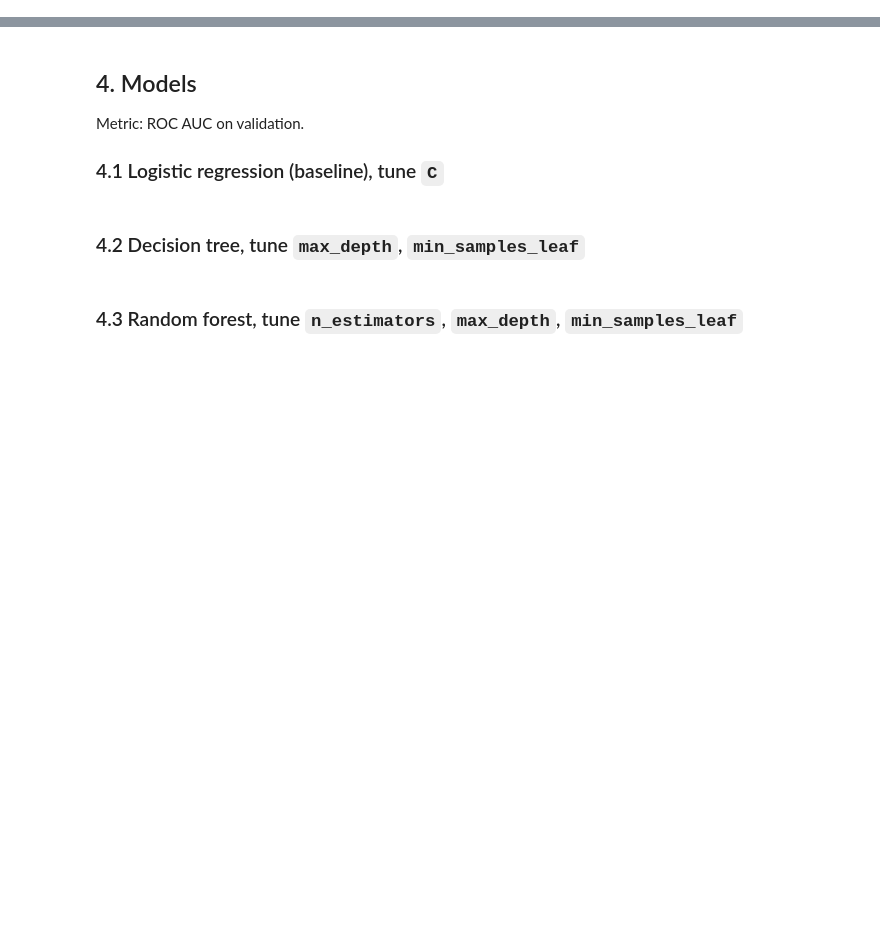
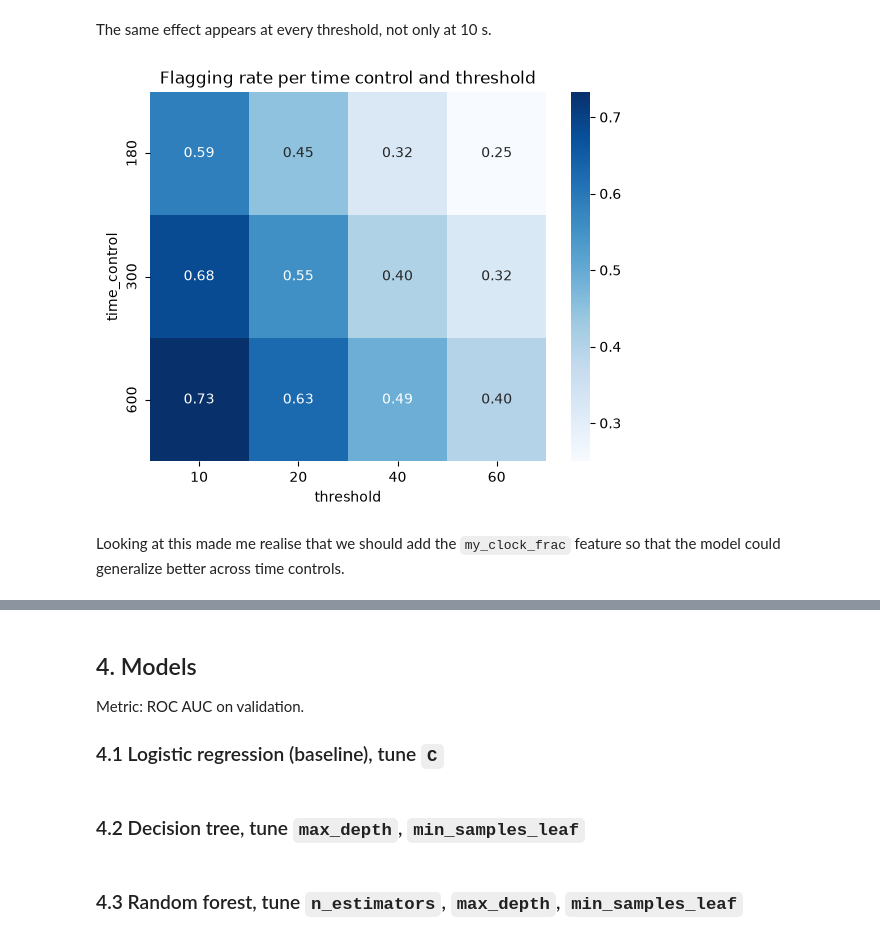
Before and after one commit to HighFlip/lichess-flag-prediction, a Jupyter notebook: notebook.ipynb, the cells around one changed output, grey strips where cells are left out. Drawn from its saved outputs; the diff is of its cells as text; code cells hidden in the pictures; blank space fills up the shorter version.

```diff
--- a/notebook.ipynb
+++ b/notebook.ipynb
@@ -56,0 +110,3 @@ dtype: object
+# %%
+top_families = df["opening_family"].value_counts().head(N_FAMILIES).index
+df["opening_family"] = df["opening_family"].where(df["opening_family"].isin(top_families), "Other")
@@ -56,0 +147,11 @@ dtype: object
+# %%
+from sklearn.model_selection import train_test_split
+
+games = df["game_id"].unique()
+games_full_train, games_test = train_test_split(games, test_size=0.2, random_state=1)
+games_train, games_val = train_test_split(games_full_train, test_size=0.25, random_state=1)
+
+df_full_train = df[df["game_id"].isin(games_full_train)].reset_index(drop=True)
+df_train = df[df["game_id"].isin(games_train)].reset_index(drop=True)
+df_val = df[df["game_id"].isin(games_val)].reset_index(drop=True)
+df_test = df[df["game_id"].isin(games_test)].reset_index(drop=True)
@@ -66,0 +321,11 @@ dtype: object
+# %% [markdown]
+The same effect appears at every threshold, not only at 10 s.
+# %%
+rate = df_full_train.groupby(["time_control", "threshold"]).flagged.mean().unstack()
+sns.heatmap(rate, annot=True, fmt=".2f", cmap="Blues")
+plt.title("Flagging rate per time control and threshold")
+plt.show()
+# %% [output]
+[figure, added]
+# %% [markdown]
+Looking at this made me realise that we should add the `my_clock_frac` feature so that the model could generalize better across time controls.
```
Also changed, not shown: parts of 46 cells of this notebook.
